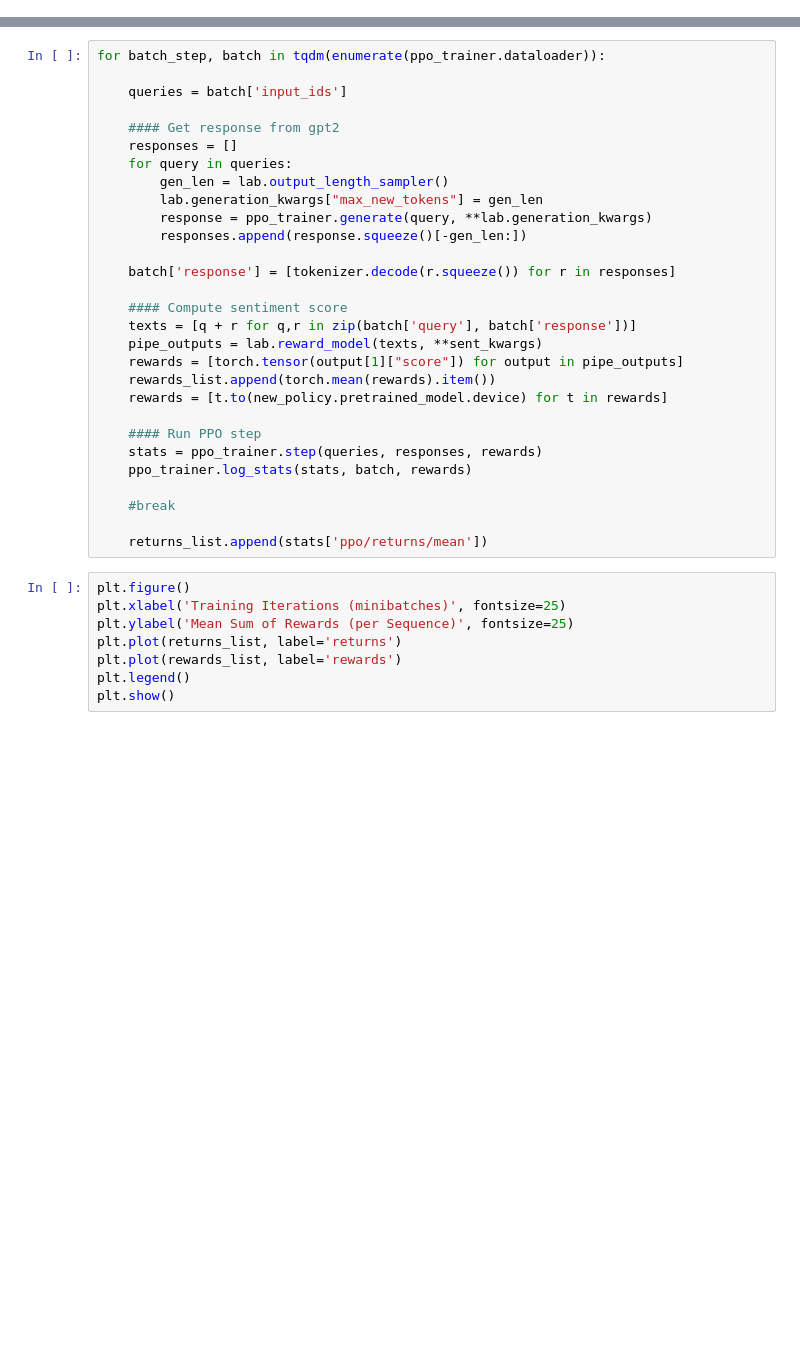
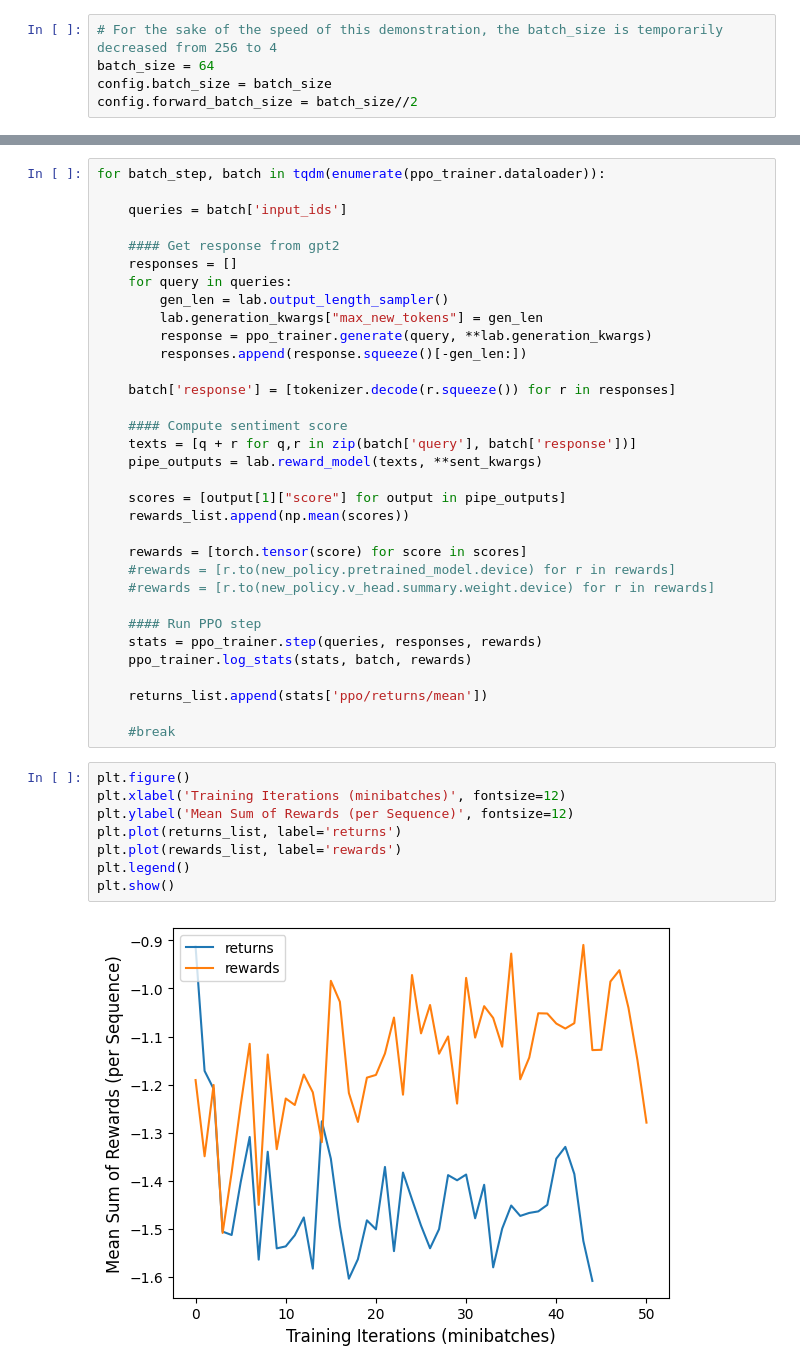
Before and after one commit to clam004/minichatgpt, a Jupyter notebook: notebooks/part_3_tutorial.ipynb, the cells around one changed output, grey strips where cells are left out. Drawn from its saved outputs; the diff is of its cells as text; blank space fills up the shorter version.

Commit message:
train with parallel returns and rewards

```diff
--- a/notebooks/part_3_tutorial.ipynb
+++ b/notebooks/part_3_tutorial.ipynb
@@ -31,0 +26,5 @@ number of GPUs: 2
+# %%
+# For the sake of the speed of this demonstration, the batch_size is temporarily decreased from 256 to 4
+batch_size = 64
+config.batch_size = batch_size
+config.forward_batch_size = batch_size//2
@@ -77,22 +97,28 @@ for batch_step, batch in tqdm(enumerate(ppo_trainer.dataloader)):
     #### Compute sentiment score
     texts = [q + r for q,r in zip(batch['query'], batch['response'])]
     pipe_outputs = lab.reward_model(texts, **sent_kwargs)
-    rewards = [torch.tensor(output[1]["score"]) for output in pipe_outputs]
-    rewards_list.append(torch.mean(rewards).item())
-    rewards = [t.to(new_policy.pretrained_model.device) for t in rewards]
+
+    scores = [output[1]["score"] for output in pipe_outputs]
+    rewards_list.append(np.mean(scores))
+
+    rewards = [torch.tensor(score) for score in scores]
+    #rewards = [r.to(new_policy.pretrained_model.device) for r in rewards]
+    #rewards = [r.to(new_policy.v_head.summary.weight.device) for r in rewards]
 
     #### Run PPO step
     stats = ppo_trainer.step(queries, responses, rewards)
     ppo_trainer.log_stats(stats, batch, rewards)
 
+    returns_list.append(stats['ppo/returns/mean'])
+
     #break
-
-    returns_list.append(stats['ppo/returns/mean'])
 # %%
 plt.figure()
-plt.xlabel('Training Iterations (minibatches)', fontsize=25)
-plt.ylabel('Mean Sum of Rewards (per Sequence)', fontsize=25)
+plt.xlabel('Training Iterations (minibatches)', fontsize=12)
+plt.ylabel('Mean Sum of Rewards (per Sequence)', fontsize=12)
 plt.plot(returns_list, label='returns')
 plt.plot(rewards_list, label='rewards')
 plt.legend()
 plt.show()
+# %% [output]
+[figure, added]
```
Also changed, not shown: parts of 11 cells of this notebook.
